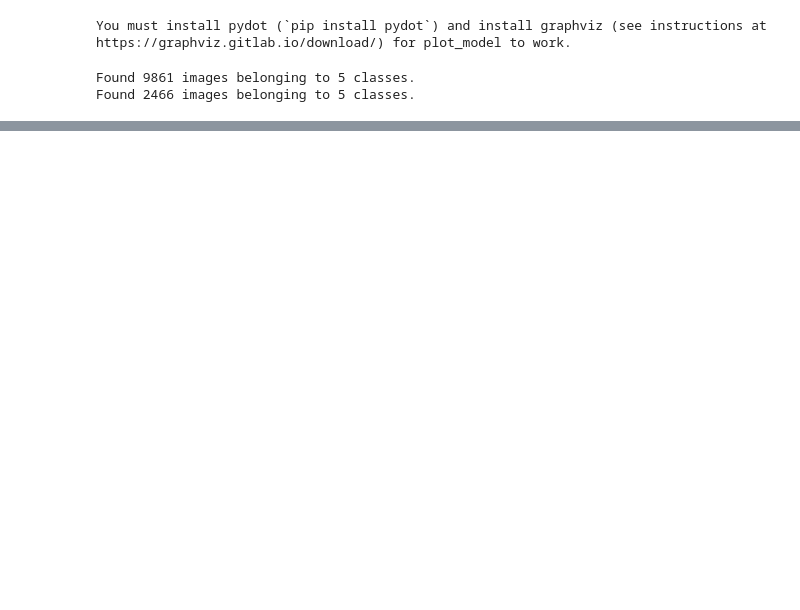
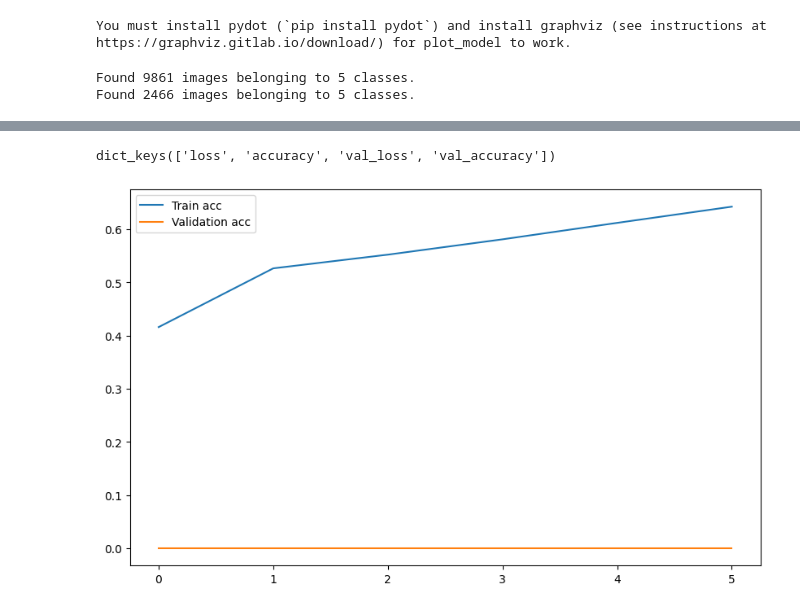
Before and after one commit to Tallaringues/final-project-recycling-helper, a Jupyter notebook: Notebooks/image_classification.ipynb, the cells around one changed output, grey strips where cells are left out. Drawn from its saved outputs; the diff is of its cells as text; code cells hidden in the pictures; blank space fills up the shorter version.

```diff
--- a/Notebooks/image_classification.ipynb
+++ b/Notebooks/image_classification.ipynb
@@ -156,3 +165,7 @@ from glob import glob
+# %%
+nb_classes = len(classes)
+
+IMAGE_SIZE = (150, 150)
 # %%
 def load_data():
     """
@@ -161,7 +174,7 @@ def load_data():
             - 3,000 images to evaluate how accurately the network learned to classify images.
     """
 
-    datasets = ['../input/seg_train/seg_train', '../input/seg_test/seg_test']
+    datasets = [train_path, test_path]
     output = []
 
     # Iterate through training and test sets
@@ -197,3 +210,5 @@ def load_data():
         output.append((images, labels))
 
     return output
+# %%
+(train_images, train_labels), (test_images, test_labels) = load_data()
@@ -412,9 +435,10 @@ from tensorflow.keras.callbacks import EarlyStopping
 early_stopping = EarlyStopping(patience=5)
 # %%
 hist = model.fit(
-        images,
-        y_data,
+        train_images,
+        train_labels,
         epochs=10,
+        batch_size=128,
         validation_split=0.2,
         verbose=2,
         callbacks=[early_stopping,checkpoint]
@@ -423,0 +464,14 @@ ValueError: `validation_split` is only supported for Tensors or NumPy arrays, fo
+# %%
+hist.history.keys()
+# %% [output]
+dict_keys(['loss', 'accuracy', 'val_loss', 'val_accuracy'])
+# %%
+
+
+plt.figure(figsize=[10,6])
+plt.plot(hist.history["accuracy"], label = "Train acc")
+plt.plot(hist.history["val_accuracy"], label = "Validation acc")
+plt.legend()
+plt.show()
+# %% [output]
+[figure, added]
```
Also changed, not shown: parts of 13 cells of this notebook.
